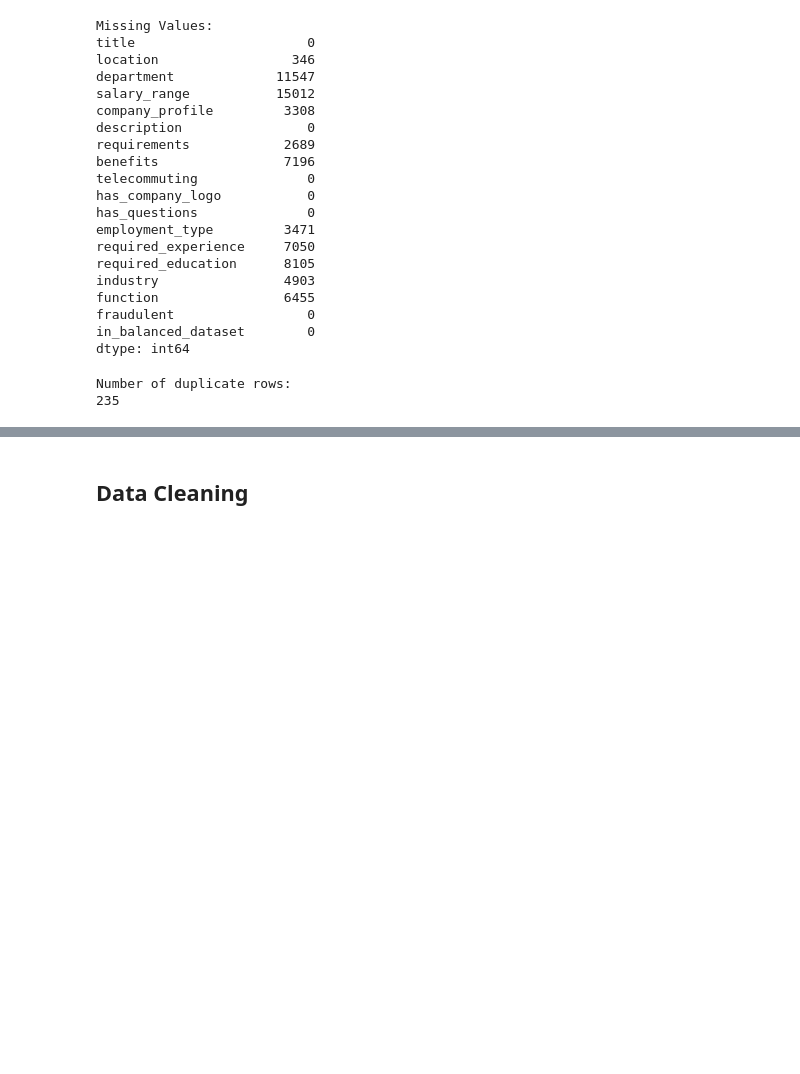
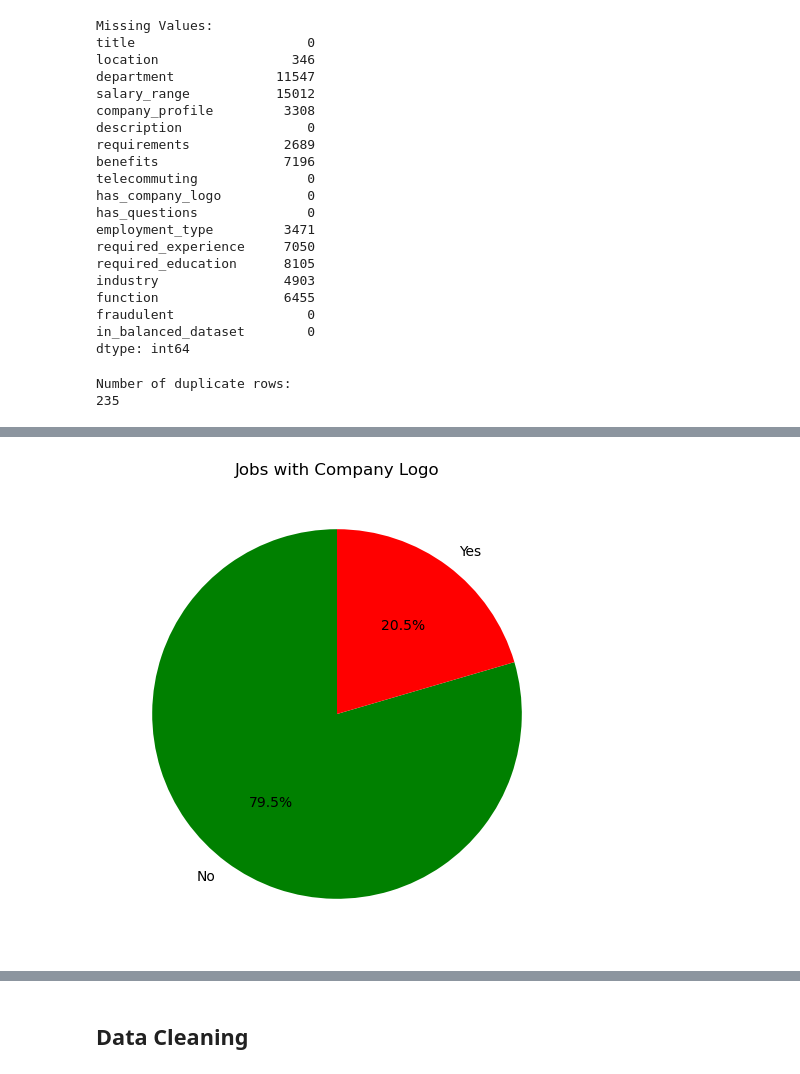
Before and after one commit to undeser/fake-jobs-detection, a Jupyter notebook: notebook.ipynb, the cells around one changed output, grey strips where cells are left out. Saved outputs shown, nothing was run; the diff lists cells and outputs as text; code cells hidden in the pictures; blank space fills up the shorter version.

```diff
--- a/notebook.ipynb
+++ b/notebook.ipynb
@@ -157,0 +206,10 @@ SyntaxError: 'break' outside loop (2864654861.py, line 7)
+# %%
+# Proportion of jobs with company logo
+plt.figure(figsize=(6, 6))
+company_logo_counts = df['has_company_logo'].value_counts()
+company_logo_counts.plot.pie(autopct='%1.1f%%', labels=['No', 'Yes'], startangle=90, colors=['green', 'red'])
+plt.title('Jobs with Company Logo')
+plt.ylabel('')
+plt.show()
+# %% [output]
+[figure, added]
```
Also changed, not shown: parts of 12 cells of this notebook.
